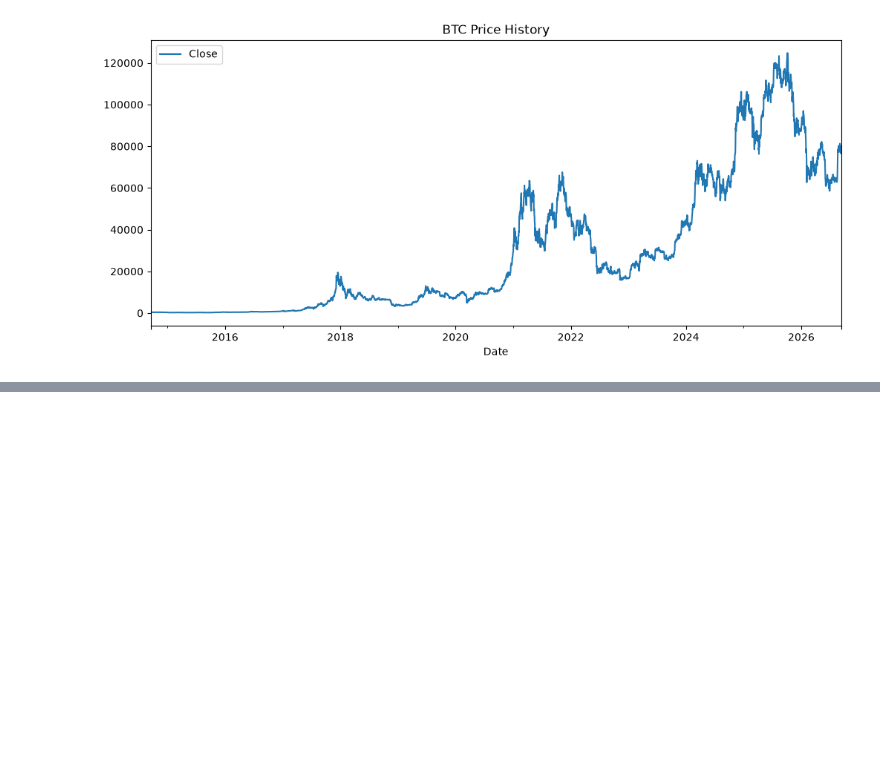
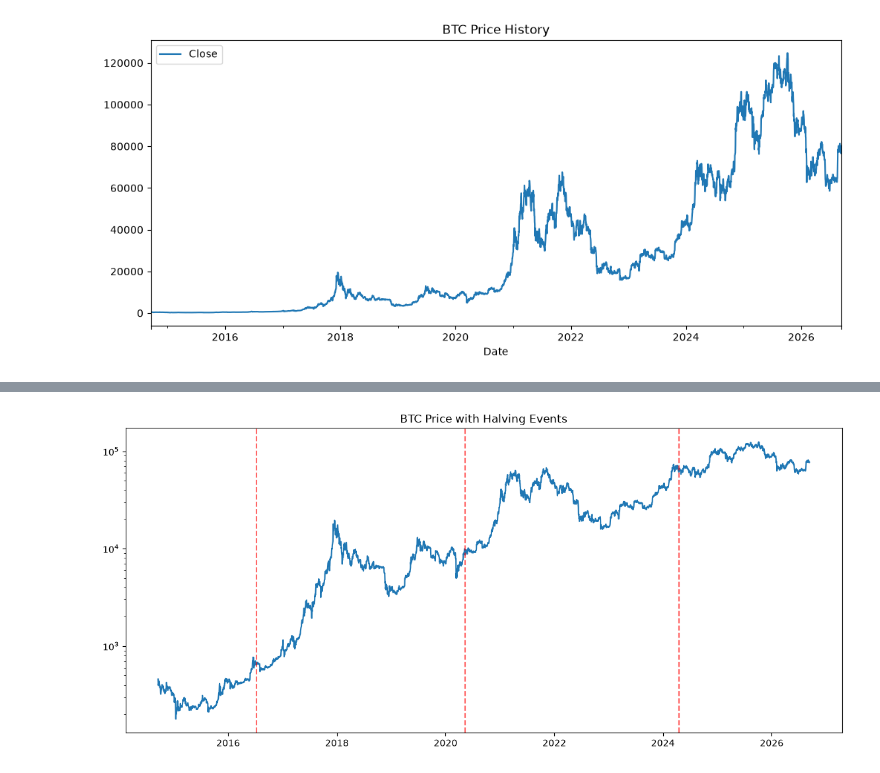
Before and after one commit to Raditxt/btc-market-analysis, a Jupyter notebook: notebooks/eda.ipynb, the cells around one changed output, grey strips where cells are left out. Saved outputs shown, nothing was run; the diff lists cells and outputs as text; code cells hidden in the pictures; blank space fills up the shorter version.

```diff
--- a/notebooks/eda.ipynb
+++ b/notebooks/eda.ipynb
@@ -52,0 +82,20 @@ btc.plot(x="Date", y="Close", figsize=(12, 5), title="BTC Price History")
+# %%
+import datetime
+
+halving_dates = [
+    "2012-11-28",
+    "2016-07-09",
+    "2020-05-11",
+    "2024-04-20"
+]
+halving_dates = [pd.to_datetime(d) for d in halving_dates]
+
+def days_since_halving(date):
+    past_halvings = [h for h in halving_dates if h <= date]
+    if not past_halvings:
+        return None
+    last_halving = max(past_halvings)
+    return (date - last_halving).days
+
+btc["days_since_halving"] = btc["Date"].apply(days_since_halving)
+btc.head()
@@ -52,0 +112,15 @@ btc.plot(x="Date", y="Close", figsize=(12, 5), title="BTC Price History")
+# %%
+import matplotlib.pyplot as plt
+
+fig, ax = plt.subplots(figsize=(14, 6))
+ax.plot(btc["Date"], btc["Close"])
+
+for h in halving_dates:
+    if h >= btc["Date"].min():
+        ax.axvline(h, color="red", linestyle="--", alpha=0.6)
+
+ax.set_title("BTC Price with Halving Events")
+ax.set_yscale("log")  # log scale penting, karena range harga BTC dari puluhan ke puluhan ribu USD
+plt.show()
+# %% [output]
+[figure, added]
```
Also changed, not shown: parts of 13 cells of this notebook.
